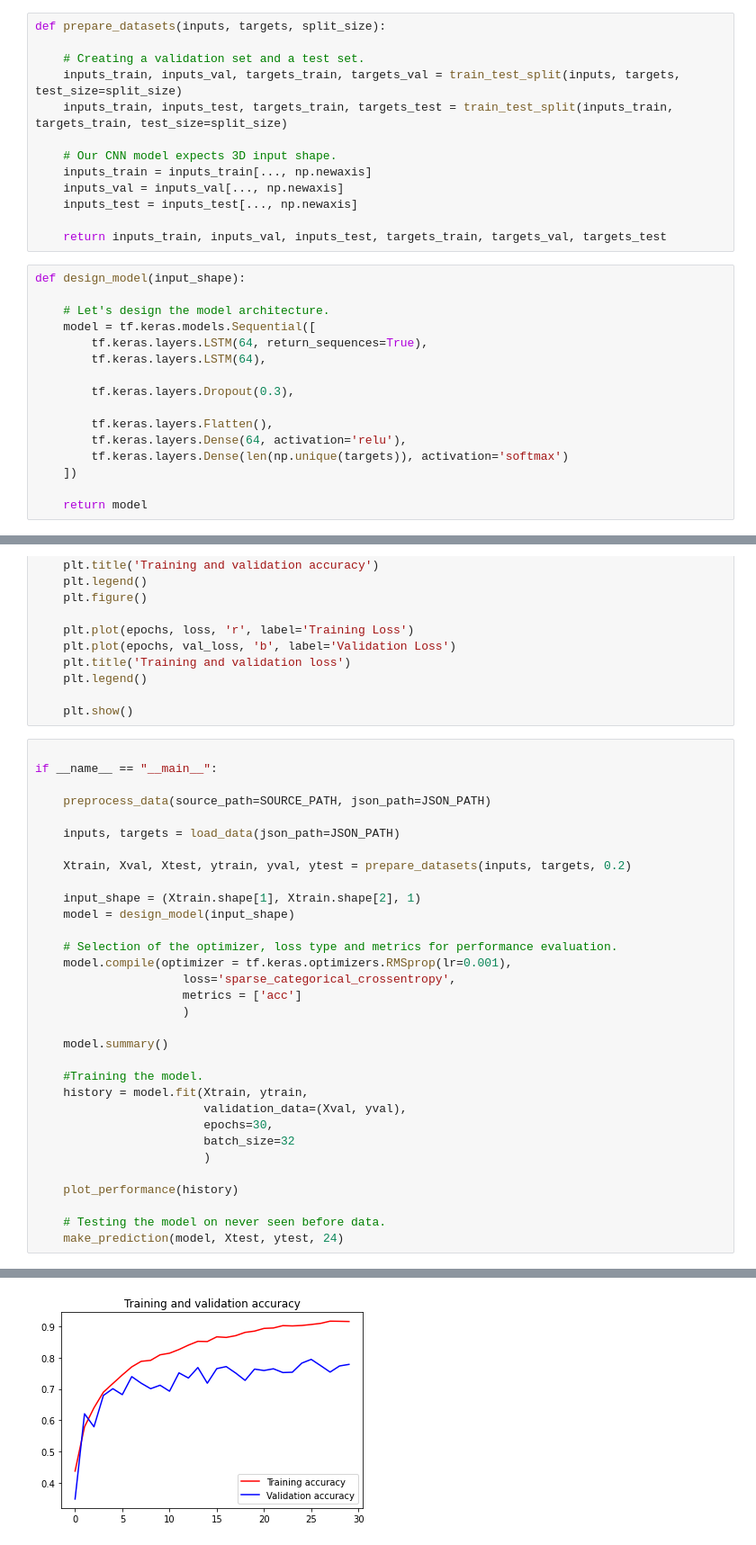
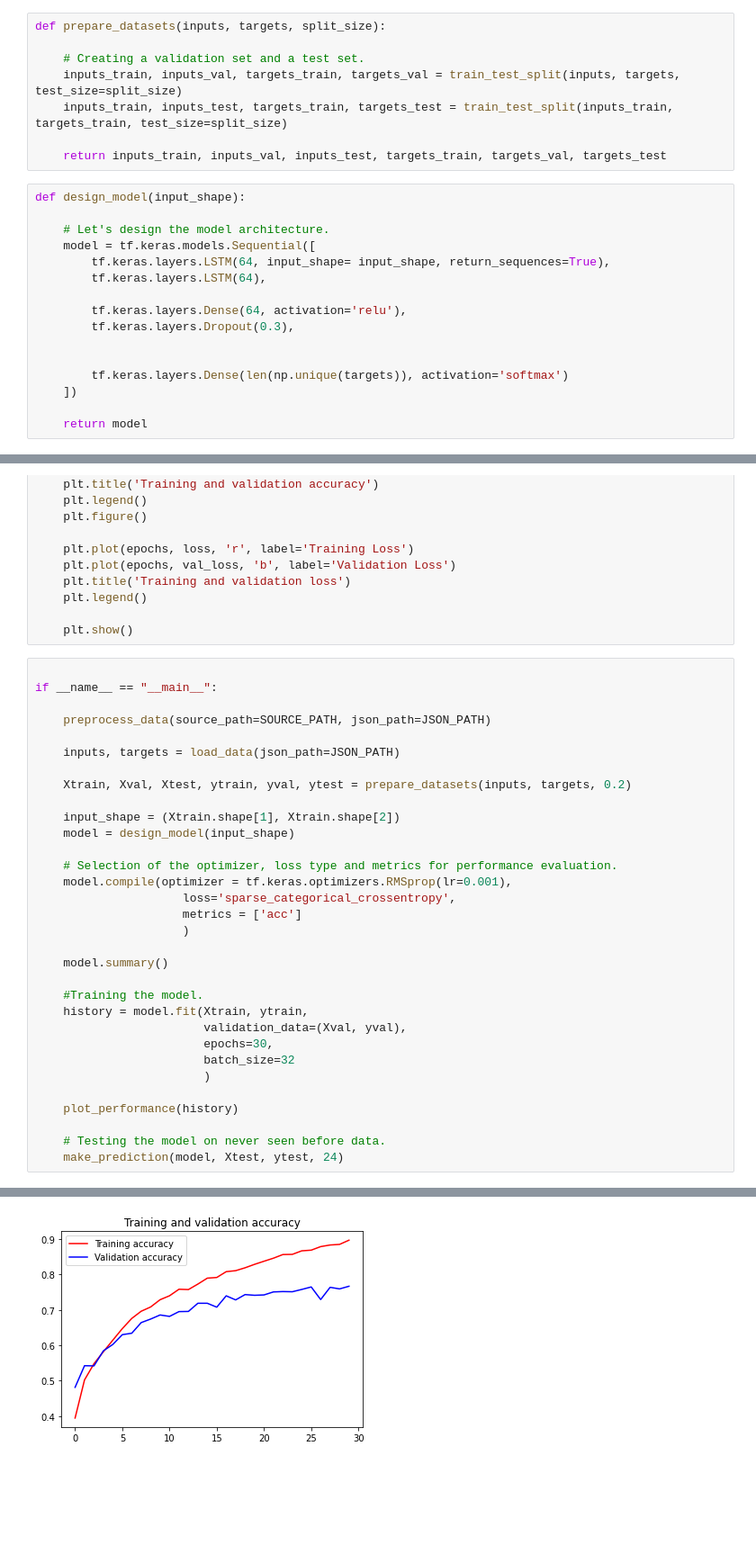
Before and after one commit to msaintfelix/TensorFlow_MusicGenre_Classifier, a Jupyter notebook: LSTM_MusicGenre_Classifier copy.ipynb, the cells around one changed output, grey strips where cells are left out. Shown at 90% size. Saved outputs shown, nothing was run; the diff lists cells and outputs as text; blank space fills up the shorter version.

```diff
--- a/LSTM_MusicGenre_Classifier copy.ipynb
+++ b/LSTM_MusicGenre_Classifier copy.ipynb
@@ -77,24 +77,19 @@ def prepare_datasets(inputs, targets, split_size):
     inputs_train, inputs_val, targets_train, targets_val = train_test_split(inputs, targets, test_size=split_size)
     inputs_train, inputs_test, targets_train, targets_test = train_test_split(inputs_train, targets_train, test_size=split_size)
 
-    # Our CNN model expects 3D input shape.
-    inputs_train = inputs_train[..., np.newaxis]
-    inputs_val = inputs_val[..., np.newaxis]
-    inputs_test = inputs_test[..., np.newaxis]
-
     return inputs_train, inputs_val, inputs_test, targets_train, targets_val, targets_test
 # %%
 def design_model(input_shape):
 
     # Let's design the model architecture.
     model = tf.keras.models.Sequential([
-        tf.keras.layers.LSTM(64, return_sequences=True),
+        tf.keras.layers.LSTM(64, input_shape= input_shape, return_sequences=True),
         tf.keras.layers.LSTM(64),
 
+        tf.keras.layers.Dense(64, activation='relu'),
         tf.keras.layers.Dropout(0.3),
 
-        tf.keras.layers.Flatten(),
-        tf.keras.layers.Dense(64, activation='relu'),
+
         tf.keras.layers.Dense(len(np.unique(targets)), activation='softmax')
     ])
 
@@ -151,7 +146,7 @@ if __name__ == "__main__":
 
     Xtrain, Xval, Xtest, ytrain, yval, ytest = prepare_datasets(inputs, targets, 0.2)
 
-    input_shape = (Xtrain.shape[1], Xtrain.shape[2], 1)
+    input_shape = (Xtrain.shape[1], Xtrain.shape[2])
     model = design_model(input_shape)
 
     # Selection of the optimizer, loss type and metrics for performance evaluation.
@@ -194 +189 @@ Epoch 30/30
-[figure, old version]
+[figure, new version]
```
Also changed, not shown: parts of 1 cell of this notebook.
